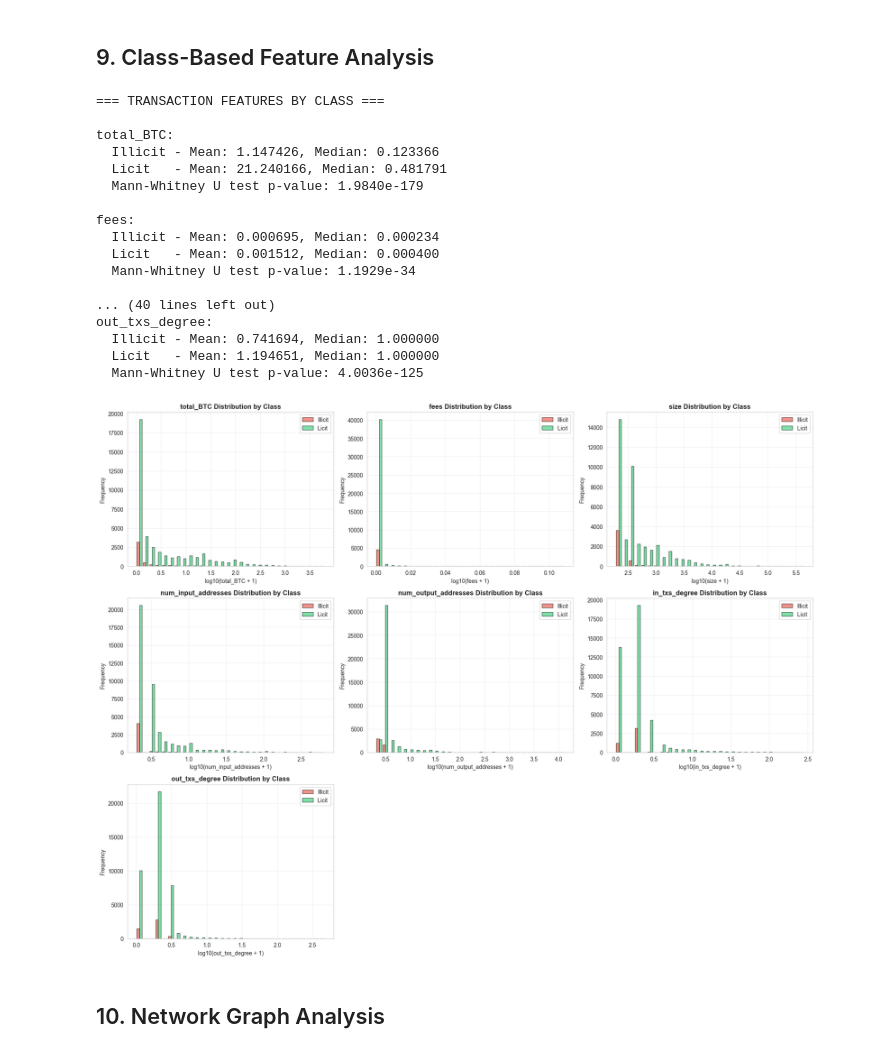
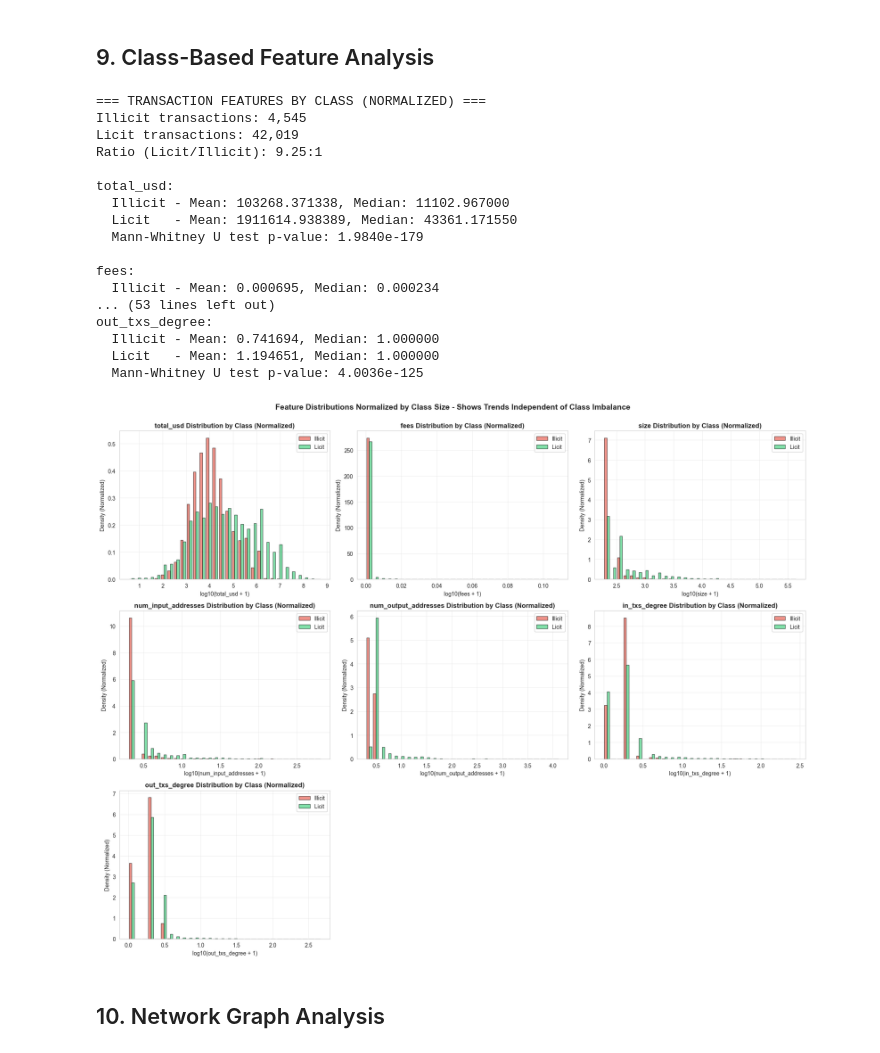
Before and after one commit to NehorayChalfon0166/final_project, a Jupyter notebook: Elipticpp_EDA.ipynb, the cells around one changed output. Drawn from its saved outputs; the diff is of its cells as text; code cells hidden in the pictures.

```diff
--- a/Elipticpp_EDA.ipynb
+++ b/Elipticpp_EDA.ipynb
@@ -323,20 +513,20 @@ dtype: float64
 print("=== TRANSACTION FEATURES OVERVIEW ===")
 local_features = [c for c in txs.columns if c.startswith("Local_feature_")]
 aggregate_features = [c for c in txs.columns if c.startswith("Aggregate_feature_")]
-btc_features = ['total_BTC', 'fees', 'in_BTC_total', 'out_BTC_total', 'in_BTC_mean', 'out_BTC_mean']
+usd_features = ['total_usd', 'fees', 'in_usd_total', 'out_usd_total', 'in_usd_mean', 'out_usd_mean']
 
 print(f"Local features: {len(local_features)}")
 print(f"Aggregate features: {len(aggregate_features)}")
-print(f"BTC-related features: {len(btc_features)}")
+print(f"USD-related features: {len(usd_features)}")
 
-print("\n=== BTC TRANSACTION STATISTICS ===")
-print(txs[btc_features].describe())
+print("\n=== USD TRANSACTION STATISTICS ===")
+print(txs[usd_features].describe())
 
-# Visualize BTC distributions
+# Visualize USD distributions
 fig, axes = plt.subplots(2, 3, figsize=(16, 10))
 axes = axes.flatten()
 
-for idx, col in enumerate(btc_features):
+for idx, col in enumerate(usd_features):
     if idx < 6:
         # Remove outliers for better visualization
         data = txs[col].dropna()
@@ -361,7 +551,7 @@ print(f"Total numeric features in wallets: {len(wallet_numeric)}")
 
 # Key wallet features
 key_wallet_features = ['num_txs_as_sender', 'num_txs_as receiver', 'total_txs',
-                       'btc_transacted_total', 'btc_sent_total', 'btc_received_total']
+                       'usd_transacted_total', 'usd_sent_total', 'usd_received_total']
 print("\n=== KEY WALLET STATISTICS ===")
 print(wallets[key_wallet_features].describe())
 
@@ -571,7 +761,7 @@ print(f"Licit transactions: {licit_count:,}")
 print(f"Ratio (Licit/Illicit): {licit_count/illicit_count:.2f}:1")
 
 # Key features to compare
-compare_features = ['total_BTC', 'fees', 'size', 'num_input_addresses',
+compare_features = ['total_usd', 'fees', 'size', 'num_input_addresses',
                    'num_output_addresses', 'in_txs_degree', 'out_txs_degree']
 
 # Statistical comparison
@@ -608,42 +798,42 @@ for idx, feature in enumerate(compare_features[:9]):
         axes[idx].set_ylabel('Density (Normalized)')
     else:
         axes[idx].hist([illicit_data, licit_data], bins=30, label=['Illicit', 'Licit'],
                       color=['#e74c3c', '#2ecc71'], alpha=0.6, edgecolor='black',
                       density=True)  # NORMALIZED!
         axes[idx].set_xlabel(feature)
         axes[idx].set_ylabel('Density (Normalized)')
 
     axes[idx].set_title(f'{feature} Distribution by Class (Normalized)', fontweight='bold')
     axes[idx].legend()
     axes[idx].grid(True, alpha=0.3)
 
 # Remove extra subplots
 for idx in range(len(compare_features), 9):
     fig.delaxes(axes[idx])
 
 plt.suptitle('Feature Distributions Normalized by Class Size - Shows Trends Independent of Class Imbalance',
              fontsize=14, fontweight='bold', y=1.00)
 plt.tight_layout()
 plt.show()
 # %% [output]
-=== TRANSACTION FEATURES BY CLASS ===
+=== TRANSACTION FEATURES BY CLASS (NORMALIZED) ===
+Illicit transactions: 4,545
+Licit transactions: 42,019
+Ratio (Licit/Illicit): 9.25:1
 
-total_BTC:
-  Illicit - Mean: 1.147426, Median: 0.123366
-  Licit   - Mean: 21.240166, Median: 0.481791
+total_usd:
+  Illicit - Mean: 103268.371338, Median: 11102.967000
+  Licit   - Mean: 1911614.938389, Median: 43361.171550
   Mann-Whitney U test p-value: 1.9840e-179
 
 fees:
   Illicit - Mean: 0.000695, Median: 0.000234
-  Licit   - Mean: 0.001512, Median: 0.000400
-  Mann-Whitney U test p-value: 1.1929e-34
-
-... (40 lines left out)
+... (53 lines left out)
 out_txs_degree:
   Illicit - Mean: 0.741694, Median: 1.000000
   Licit   - Mean: 1.194651, Median: 1.000000
   Mann-Whitney U test p-value: 4.0036e-125
-[figure, old version]
+[figure, new version]
 # %% [markdown]
 ## 10. Network Graph Analysis
 # %%
```
Also changed, not shown: parts of 10 cells of this notebook.
